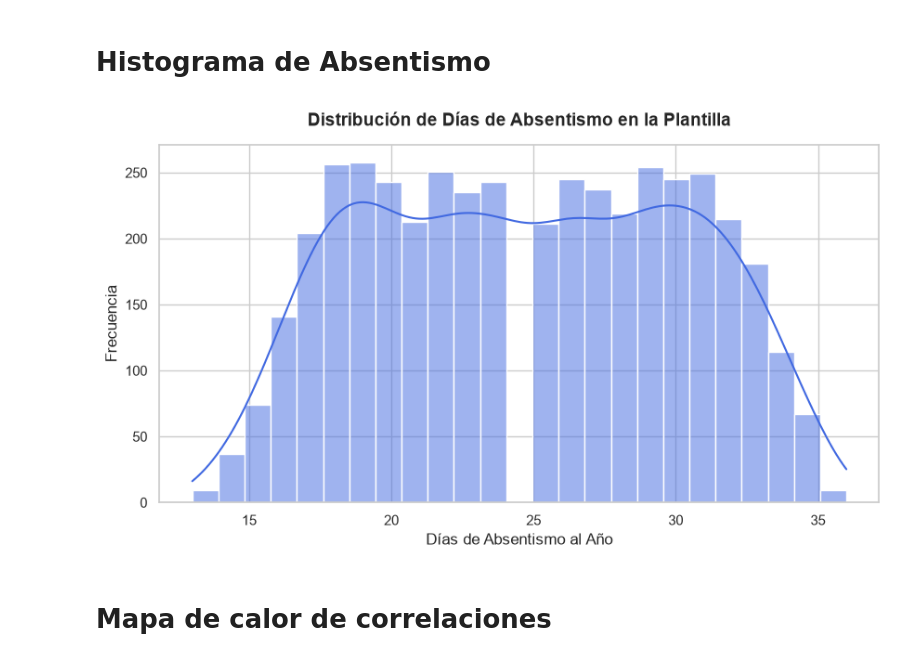
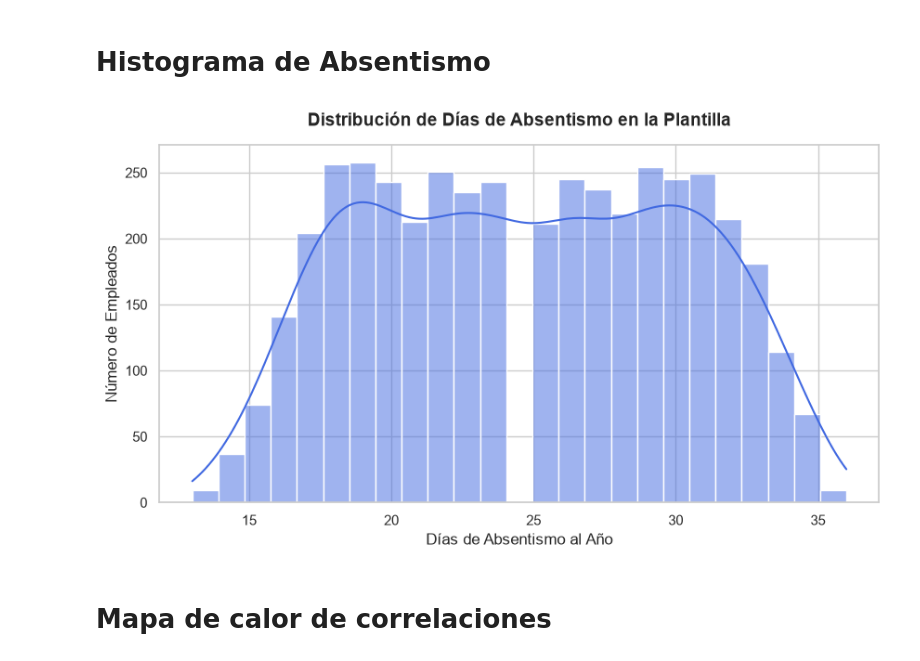
Before and after one commit to CesaReveron/hr-operational-optimizer, a Jupyter notebook: notebooks/01_eda.ipynb, the cells around one changed output. Saved outputs shown, nothing was run; the diff lists cells and outputs as text; code cells hidden in the pictures.

```diff
--- a/notebooks/01_eda.ipynb
+++ b/notebooks/01_eda.ipynb
@@ -59,17 +59,17 @@ Columnas actuales: 31 cargadas correctamente.
 # %%
 #Creamos un histograma para visualizar la distribución de los días de absentismo.
 plt.figure(figsize=(10, 5))
 sns.histplot(data=df, x='Dias_Absentismo', kde=True, color='royalblue', bins=25)
 
 # Personalizamos los títulos.
 plt.title('Distribución de Días de Absentismo en la Plantilla', fontsize=14, fontweight='bold', pad=15)
 plt.xlabel('Días de Absentismo al Año', fontsize=12)
-plt.ylabel('Frecuencia', fontsize=12)
+plt.ylabel('Número de Empleados', fontsize=12)
 
 #Mostramos el gráfico.
 plt.show()
 # %% [output]
-[figure, old version]
+[figure, new version]
 # %% [markdown]
 # Mapa de calor de correlaciones
 # %%
```
Also changed, not shown: parts of 2 cells of this notebook.
